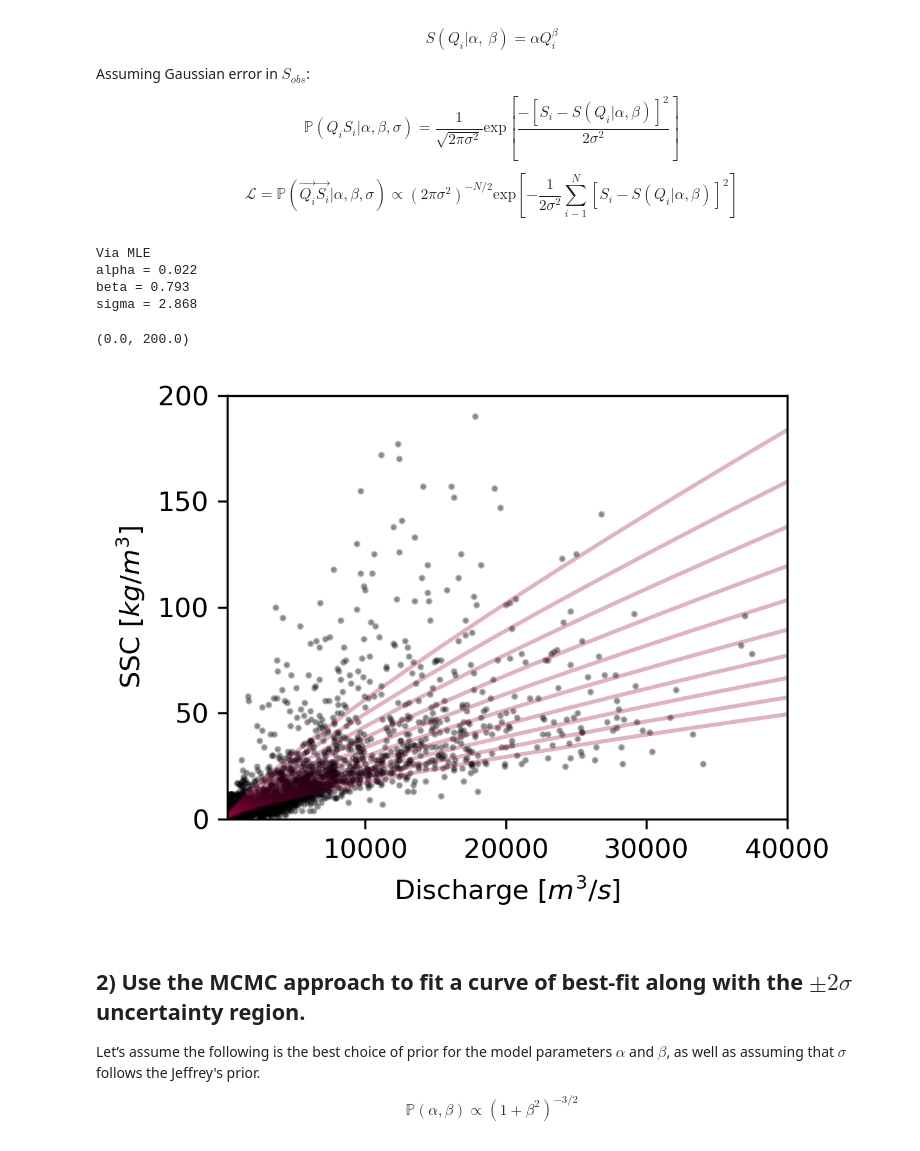
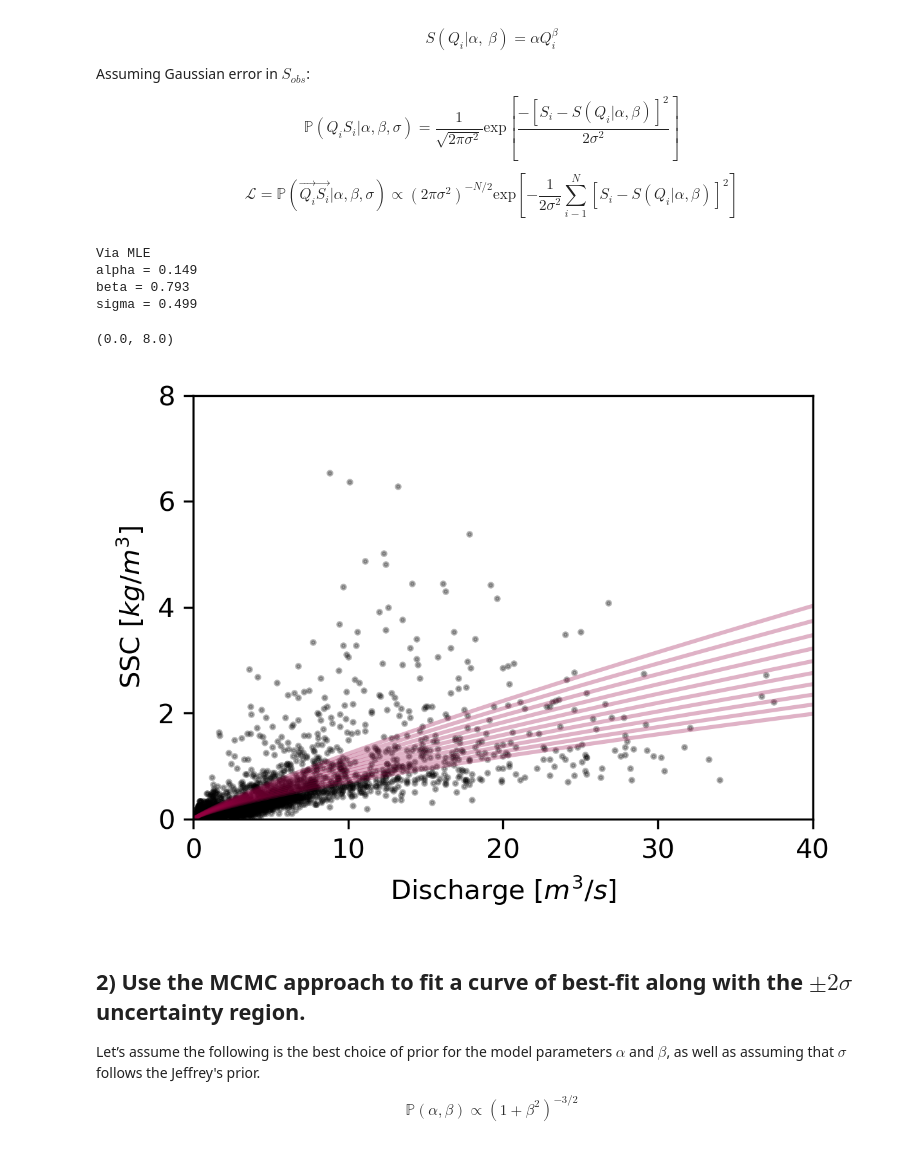
Before and after one commit to bKeungAuyeung/MSTA-Final, a Jupyter notebook: bAuyeung_Final-Code_MSTA.ipynb, the cells around one changed output. Saved outputs shown, nothing was run; the diff lists cells and outputs as text; code cells hidden in the pictures.

```diff
--- a/bAuyeung_Final-Code_MSTA.ipynb
+++ b/bAuyeung_Final-Code_MSTA.ipynb
@@ -48,8 +48,8 @@ data
 | 3650 | 1971-09-29 | 7.0 | 740 |
 3651 rows × 3 columns
 # %%
-x = data["Discharge"]
-y = data["Suspended sediment concentration"]
+x = data["Discharge"] * 0.001
+y = data["Suspended sediment concentration"] * 0.0283168
 data.describe()
 # %% [output]
 |  | Date | Suspended sediment concentration | Discharge |
@@ -91,33 +91,33 @@ alpha_nll, beta_nll, sigma_nll = soln.x
 print('Via MLE')
 print(f"alpha = {alpha_nll:.3f}")
 print(f"beta = {beta_nll:.3f}")
-print(f"sigma = {sigma_nll:.3f}")
+print(f"sigma = {np.exp(sigma_nll):.3f}")
 # %% [output]
 Via MLE
-alpha = 0.022
+alpha = 0.149
 beta = 0.793
-sigma = 2.868
+sigma = 0.499
 # %%
 # using the alpha and beta from MLE, generate ensemble of curves and visualize
-alpha_guesses = np.linspace(0.0175, 0.0225, 10)
+alpha_guesses = np.linspace(0.125, 0.175, 10)
 beta_guesses = np.linspace(0.75, 0.85, 10)
 
 fig, ax = plt.subplots(figsize=(4,3), tight_layout=True, dpi=300)
 
-Q_line = np.linspace(200, 40000, 10000)
+Q_line = np.linspace(0, 40, 10000)
 
 ax.plot(x,y, color = "black", alpha = 0.3, linestyle = "None", marker = ".", markersize = 3)
 
 for alpha, beta in zip(alpha_guesses, beta_guesses):
     ax.plot(Q_line, alpha * Q_line ** beta, color= '#980043', alpha=0.3)
 
 ax.set_xlabel('Discharge $[m^3/s]$')
 ax.set_ylabel('SSC $[kg/m^3]$')
-ax.set_xlim(200, 40000)
-ax.set_ylim(0, 200)
+ax.set_xlim(0, 40)
+ax.set_ylim(0, 8)
 # %% [output]
-(0.0, 200.0)
+(0.0, 8.0)
-[figure, old version]
+[figure, new version]
 # %% [markdown]
 ## 2) Use the MCMC approach to fit a curve of best-fit along with the $\pm 2 \sigma$ uncertainty region.
 
```
Also changed, not shown: parts of 8 cells of this notebook, 3 other files.
